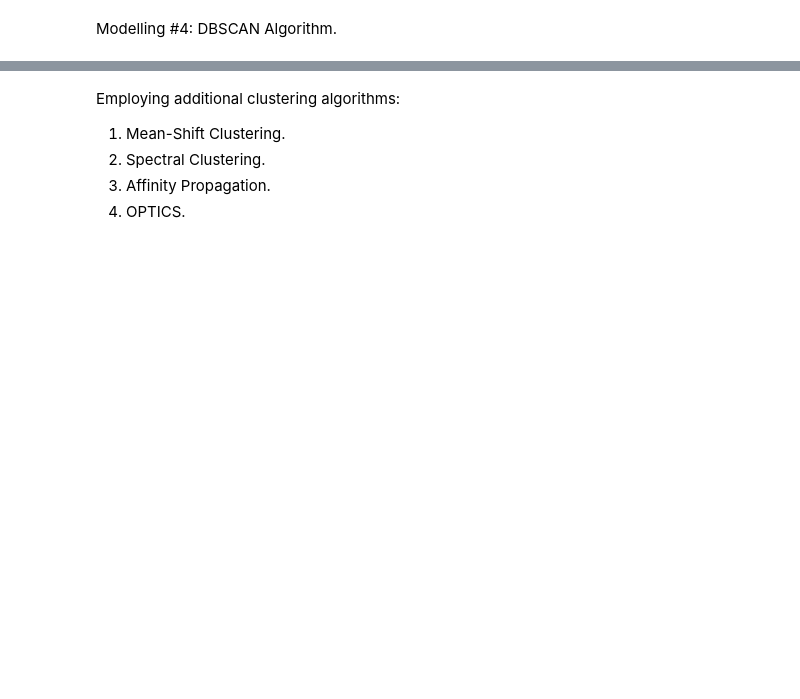
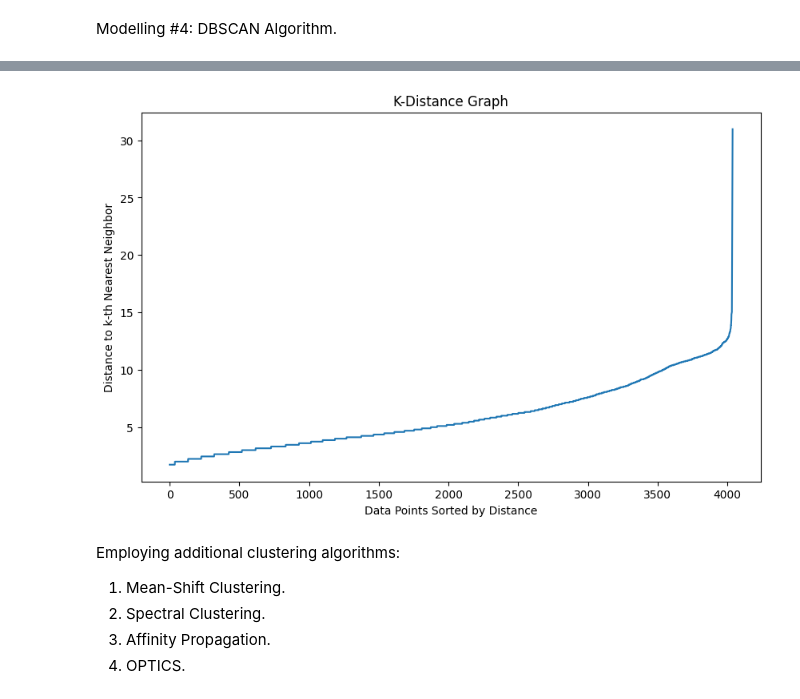
Before and after one commit to umeshrawat/MachineLearning, a Jupyter notebook: Unsupervised_Classification/SocialClusters/src/SocialClustersPyCaret.ipynb, the cells around one changed output, grey strips where cells are left out. Drawn from its saved outputs; the diff is of its cells as text; code cells hidden in the pictures; blank space fills up the shorter version.

```diff
--- a/Unsupervised_Classification/SocialClusters/src/SocialClustersPyCaret.ipynb
+++ b/Unsupervised_Classification/SocialClusters/src/SocialClustersPyCaret.ipynb
@@ -612,3 +667,25 @@ Cluster labels: [-1 -1 -1 ... -1 -1 -1]
+# %%
+from sklearn.neighbors import NearestNeighbors
+import matplotlib.pyplot as plt
+
+# Calculate distances to k-th nearest neighbor (start with a higher k and adjust as needed)
+k = 200
+neighbors = NearestNeighbors(n_neighbors=k, metric='precomputed')
+neighbors_fit = neighbors.fit(distance_matrix)
+distances, indices = neighbors_fit.kneighbors(distance_matrix)
+
+# Sort distances and plot them
+distances = np.sort(distances, axis=0)
+distances = distances[:, k-1]  # Extract distances to the k-th nearest neighbor
+
+plt.figure(figsize=(10, 6))
+plt.plot(distances)
+plt.title('K-Distance Graph')
+plt.xlabel('Data Points Sorted by Distance')
+plt.ylabel('Distance to k-th Nearest Neighbor')
+plt.show()
+# %% [output]
+[figure, added]
 # %% [markdown]
 Employing additional clustering algorithms:
 
```
Also changed, not shown: parts of 12 cells of this notebook.
